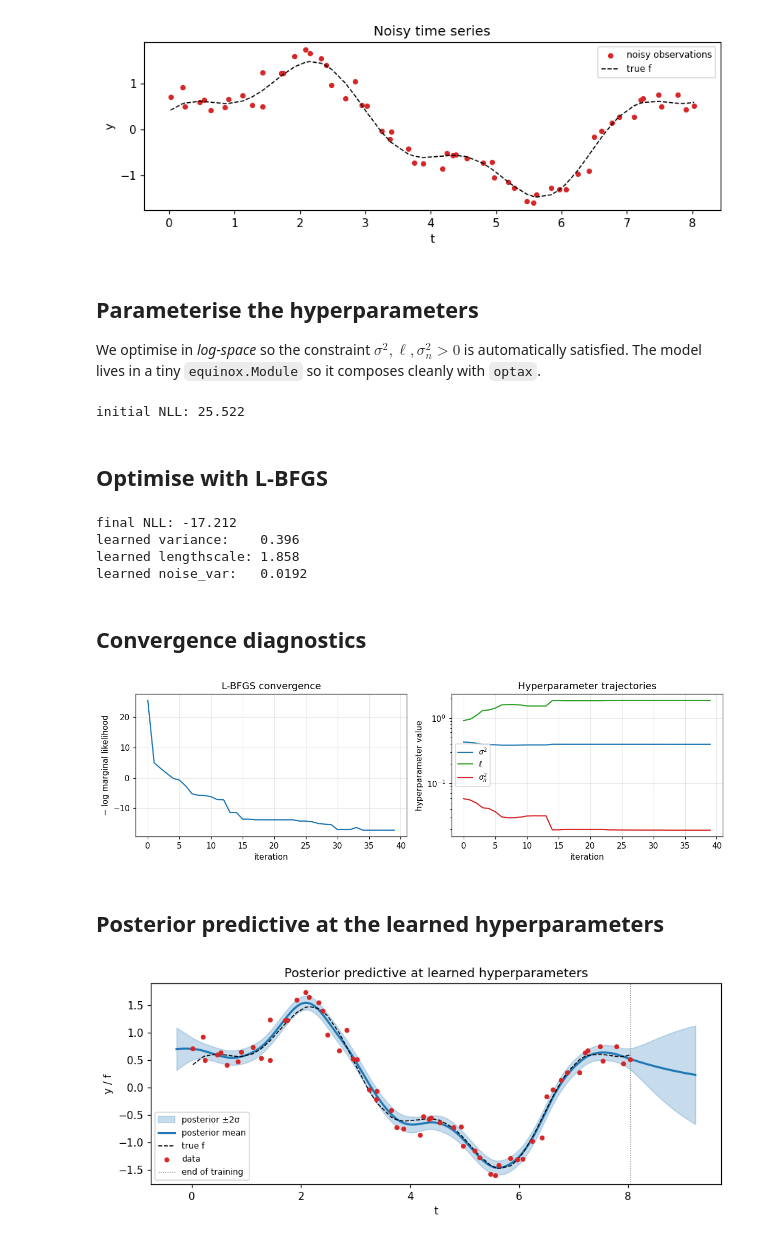
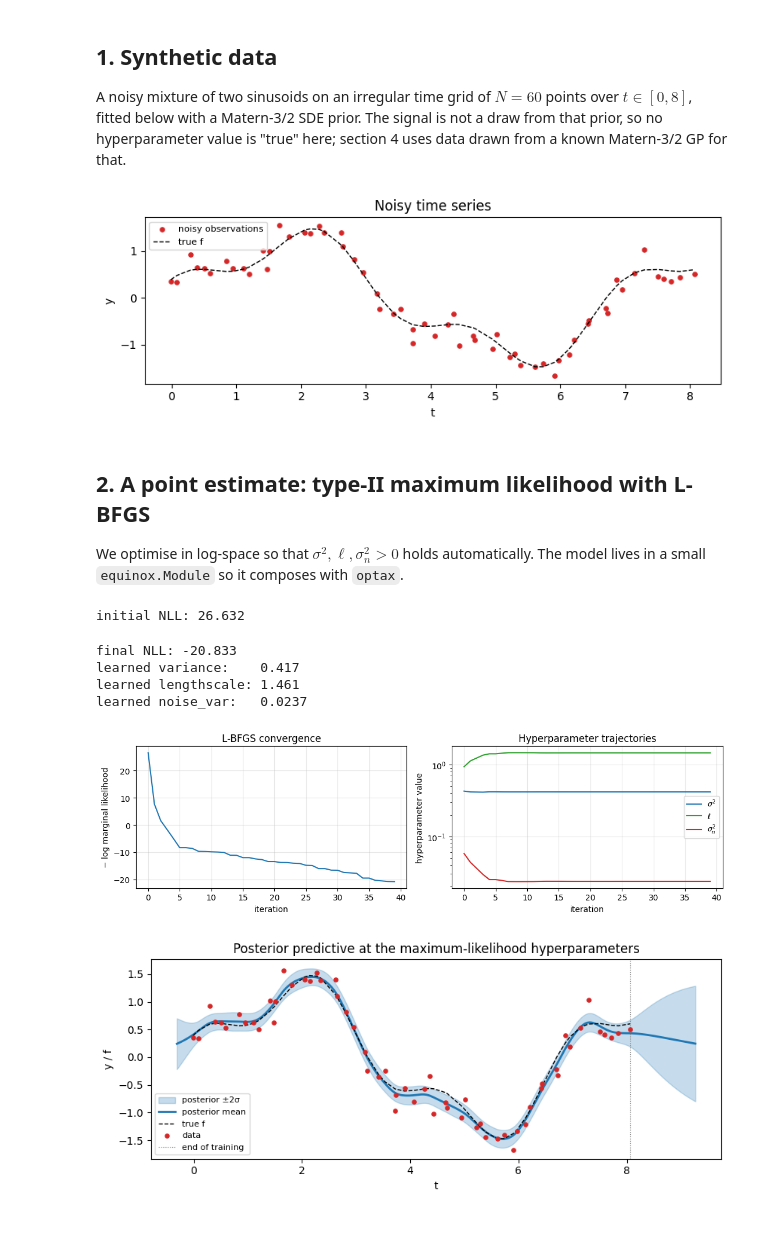
Before and after one commit to jejjohnson/pyrox, a Jupyter notebook: docs/notebooks/ssm/markov_gp_training.ipynb, the cells around one changed output. Drawn from its saved outputs; the diff is of its cells as text; code cells hidden in the pictures.

```diff
--- a/docs/notebooks/ssm/markov_gp_training.ipynb
+++ b/docs/notebooks/ssm/markov_gp_training.ipynb
@@ -12,12 +43,22 @@ This notebook
 # %%
+import warnings
+
+
+warnings.filterwarnings("ignore", message=r".*IProgress.*")
+
 import equinox as eqx
 import jax
 import jax.numpy as jnp
+import jax.random as jr
 import matplotlib.pyplot as plt
 import numpy as np
+import numpyro
+import numpyro.distributions as dist
 import optax
-from pyrox_ssm import MarkovGPPrior, MaternSDE
+from numpyro import handlers
+from numpyro.infer import MCMC, NUTS, SVI, Trace_ELBO
+from numpyro.infer.autoguide import AutoMultivariateNormal, AutoNormal
+from pyrox_ssm import MarkovGPPrior, MaternSDE, markov_gp_factor
 
 
-plt.rcParams["figure.dpi"] = 110
-key = jax.random.PRNGKey(0)
+jax.config.update("jax_enable_x64", True)
@@ -28,9 +99,13 @@ A noisy mixture of two sinusoids on an irregular time grid. Wide enough lengthsc
+# %% [markdown]
+## 1. Synthetic data
+
+A noisy mixture of two sinusoids on an irregular time grid of $N = 60$ points over $t \in [0, 8]$, fitted below with a Matern-3/2 SDE prior. The signal is not a draw from that prior, so no hyperparameter value is "true" here; section 4 uses data drawn from a known Matern-3/2 GP for that.
 # %%
 N = 60
 t_clean = jnp.linspace(0.0, 8.0, N)
 times = jnp.sort(t_clean + 0.05 * jax.random.normal(jax.random.PRNGKey(2), (N,)))
 f_true = 1.2 * jnp.sin(0.9 * times) + 0.4 * jnp.cos(2.7 * times)
-y = f_true + 0.18 * jax.random.normal(key, (N,))
+y = f_true + 0.18 * jax.random.normal(jax.random.PRNGKey(0), (N,))
 
 fig, ax = plt.subplots(figsize=(8, 3))
 ax.scatter(times, y, c="C3", s=14, label="noisy observations")
@@ -42,11 +117,11 @@ ax.legend(fontsize=8)
 plt.tight_layout()
 plt.show()
 # %% [output]
-[figure, old version]
+[figure, new version]
 # %% [markdown]
-## Parameterise the hyperparameters
+## 2. A point estimate: type-II maximum likelihood with L-BFGS
 
-We optimise in *log-space* so the constraint $\sigma^2, \ell, \sigma_n^2 > 0$ is automatically satisfied. The model lives in a tiny `equinox.Module` so it composes cleanly with `optax`.
+We optimise in log-space so that $\sigma^2, \ell, \sigma_n^2 > 0$ holds automatically. The model lives in a small `equinox.Module` so it composes with `optax`.
 # %%
 class MarkovGPModel(eqx.Module):
     log_variance: jax.Array
@@ -73,9 +148,7 @@ class MarkovGPModel(eqx.Module):
 model = MarkovGPModel(times, init=(0.5, 0.5, 0.1))
 print(f"initial NLL: {float(model.neg_log_marginal(y)):.3f}")
 # %% [output]
-initial NLL: 25.522
+initial NLL: 26.632
-# %% [markdown]
-## Optimise with L-BFGS
 # %%
 @eqx.filter_jit
 def loss_and_grad(m: MarkovGPModel, y: jax.Array) -> tuple[jax.Array, MarkovGPModel]:
@@ -120,12 +193,10 @@ print(f"learned variance:    {hyper_traces['variance'][-1]:.3f}")
 print(f"learned lengthscale: {hyper_traces['lengthscale'][-1]:.3f}")
 print(f"learned noise_var:   {hyper_traces['noise_var'][-1]:.4f}")
 # %% [output]
-final NLL: -17.212
-learned variance:    0.396
-learned lengthscale: 1.858
-learned noise_var:   0.0192
+final NLL: -20.833
+learned variance:    0.417
+learned lengthscale: 1.461
+learned noise_var:   0.0237
-# %% [markdown]
-## Convergence diagnostics
 # %%
 fig, axes = plt.subplots(1, 2, figsize=(11, 3.4))
 axes[0].plot(losses, "C0", lw=1.5)
@@ -146,41 +217,39 @@ axes[1].grid(alpha=0.3)
 plt.tight_layout()
 plt.show()
 # %% [output]
-[figure, old version]
+[figure, new version]
-# %% [markdown]
-## Posterior predictive at the learned hyperparameters
 # %%
 sde_final = MaternSDE(
     variance=jnp.exp(trained.log_variance),
     lengthscale=jnp.exp(trained.log_lengthscale),
     order=1,
 )
 prior_final = MarkovGPPrior(sde_final, times)
 cond = prior_final.condition(y, jnp.exp(trained.log_noise_var))
 
 t_star = jnp.linspace(times[0] - 0.3, times[-1] + 1.2, 300)
 m_star, v_star = cond.predict(t_star)
 m_star, v_star = np.asarray(m_star), np.asarray(v_star)
 sd_star = np.sqrt(np.maximum(v_star, 0))
 
 fig, ax = plt.subplots(figsize=(8.5, 3.6))
 ax.fill_between(
     t_star,
     m_star - 2 * sd_star,
     m_star + 2 * sd_star,
     color="C0",
     alpha=0.25,
     label="posterior ±2σ",
 )
 ax.plot(t_star, m_star, color="C0", lw=2, label="posterior mean")
 ax.plot(times, f_true, "k--", lw=1, label="true f")
 ax.scatter(times, y, c="C3", s=14, label="data", zorder=3)
 ax.axvline(times[-1], color="grey", ls=":", lw=0.8, label="end of training")
 ax.set_xlabel("t")
 ax.set_ylabel("y / f")
-ax.set_title("Posterior predictive at learned hyperparameters")
+ax.set_title("Posterior predictive at the maximum-likelihood hyperparameters")
 ax.legend(loc="lower left", fontsize=8)
 plt.tight_layout()
 plt.show()
 # %% [output]
-[figure, old version]
+[figure, new version]
```
Also changed, not shown: parts of 23 cells of this notebook, 1 other file.
